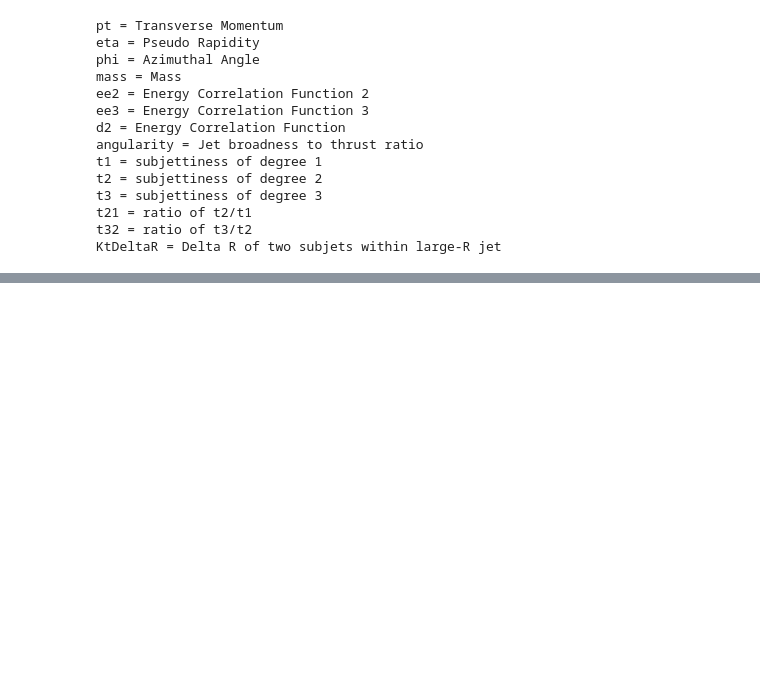
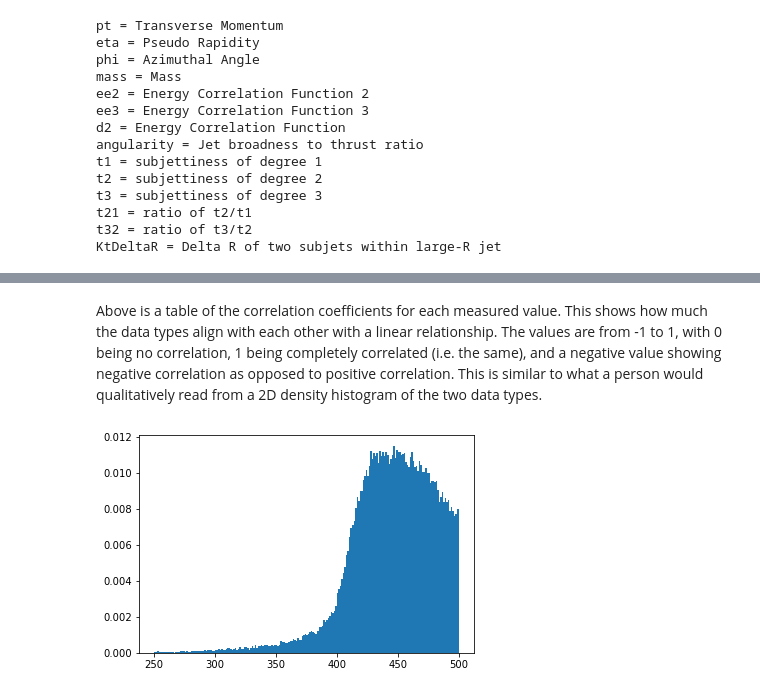
Before and after one commit to jarods00/PHYS434, a Jupyter notebook: Lab 5.ipynb, the cells around one changed output, grey strips where cells are left out. Saved outputs shown, nothing was run; the diff lists cells and outputs as text; code cells hidden in the pictures; blank space fills up the shorter version.

```diff
--- a/Lab 5.ipynb
+++ b/Lab 5.ipynb
@@ -219,0 +140,9 @@ plt.show()
+# %% [markdown]
+Above is a table of the correlation coefficients for each measured value. This shows how much the data types align with each other with a linear relationship. The values are from -1 to 1, with 0 being no correlation, 1 being completely correlated (i.e. the same), and a negative value showing negative correlation as opposed to positive correlation. This is similar to what a person would qualitatively read from a 2D density histogram of the two data types.
+# %%
+fig, ax = plt.subplots(1,1)
+
+ax.hist(qcd['pt'], bins = 200, density = True)
+plt.show()
+# %% [output]
+[figure, added]
```
Also changed, not shown: parts of 20 cells of this notebook.
